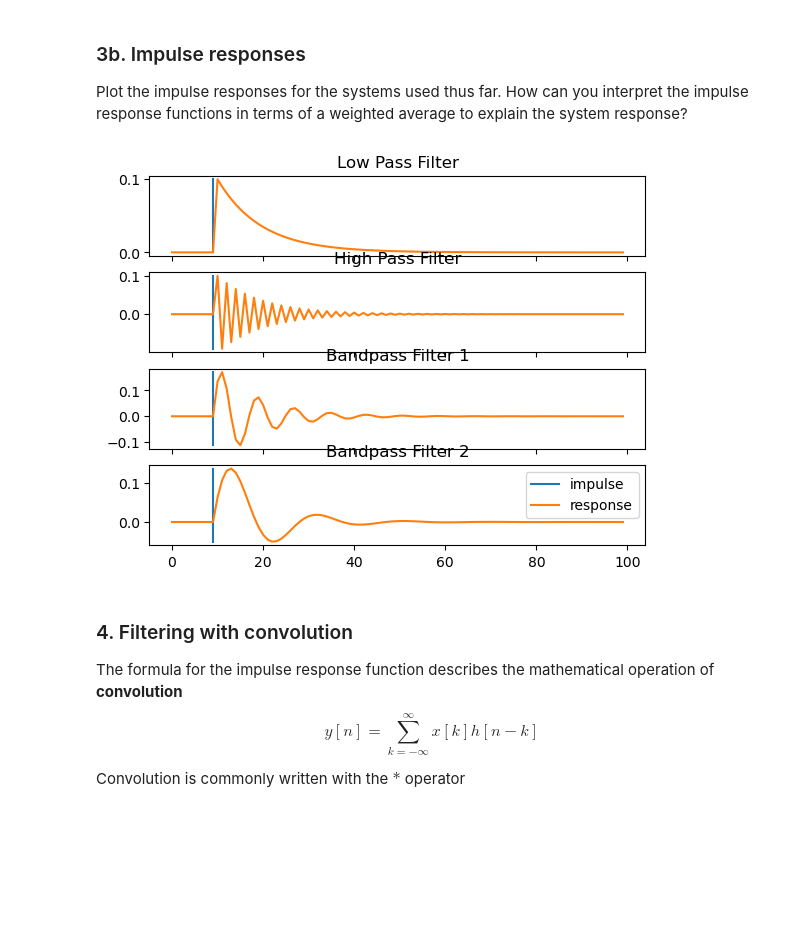
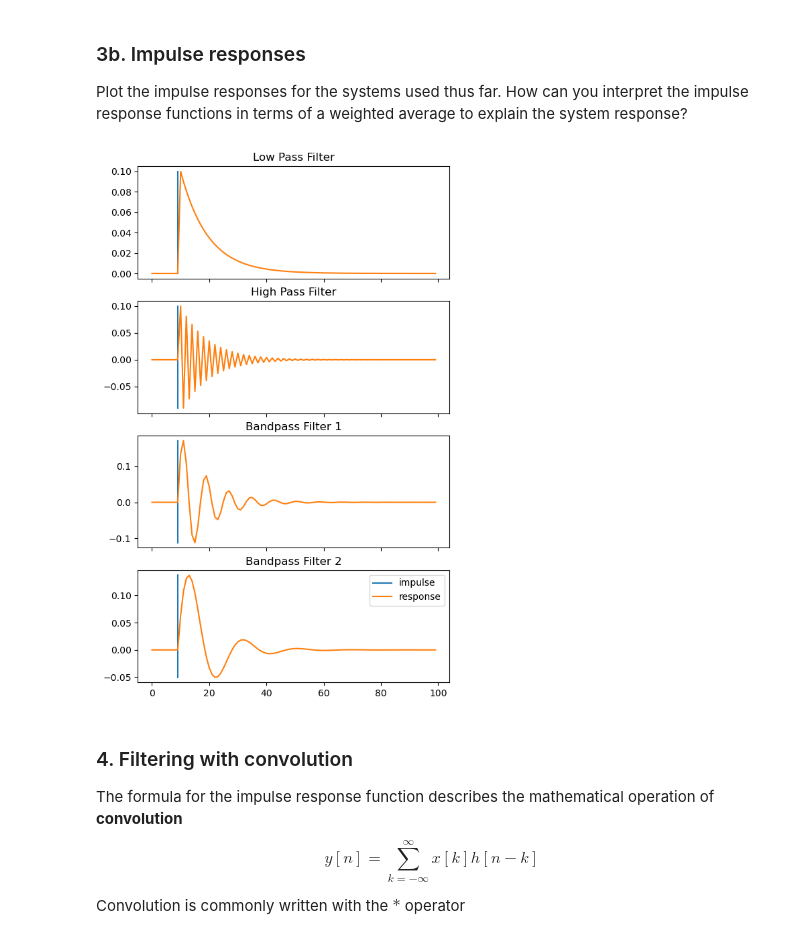
Before and after one commit to sakinkirti/CSDS364, a Jupyter notebook: A3b/A3b-sak207.ipynb, the cells around one changed output. Saved outputs shown, nothing was run; the diff lists cells and outputs as text; code cells hidden in the pictures; blank space fills up the shorter version.

```diff
--- a/A3b/A3b-sak207.ipynb
+++ b/A3b/A3b-sak207.ipynb
@@ -615,22 +615,23 @@ Plot the impulse responses for the systems used thus far. How can you interpret
 # %%
 T = ['Low Pass Filter', 'High Pass Filter','Bandpass Filter 1', 'Bandpass Filter 2']
 a = [[-0.9], [0.9], [-1.265, 0.810], [-1.702, 0.81]]
 b = [[0.1], [0.1], [0.135], [0.063]]
 
 # creating an impulse:
 signal = np.zeros(100)
 signal[10] = 1
 
 fig, axs = plt.subplots(4, sharex=True)
+fig.set_size_inches(6, 10)
 for i in range(len(T)):
     filtered_signal = filterIIR(signal, a=a[i], b=b[i])
     axs[i].plot([9, 9], [min(filtered_signal), max(filtered_signal)], label = "impulse")
     axs[i].plot(filtered_signal, label="response")
     axs[i].set_title(T[i])
 plt.legend()
 plt.show()
 # %% [output]
-[figure, old version]
+[figure, new version]
 # %% [markdown]
 ### 4. Filtering with convolution
 
```
Also changed, not shown: parts of 9 cells of this notebook, 1 other file.
